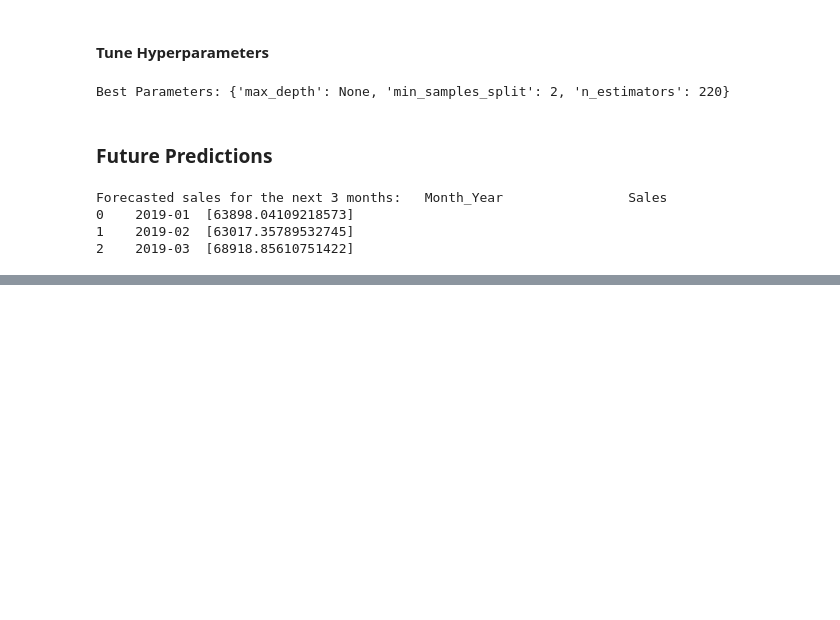
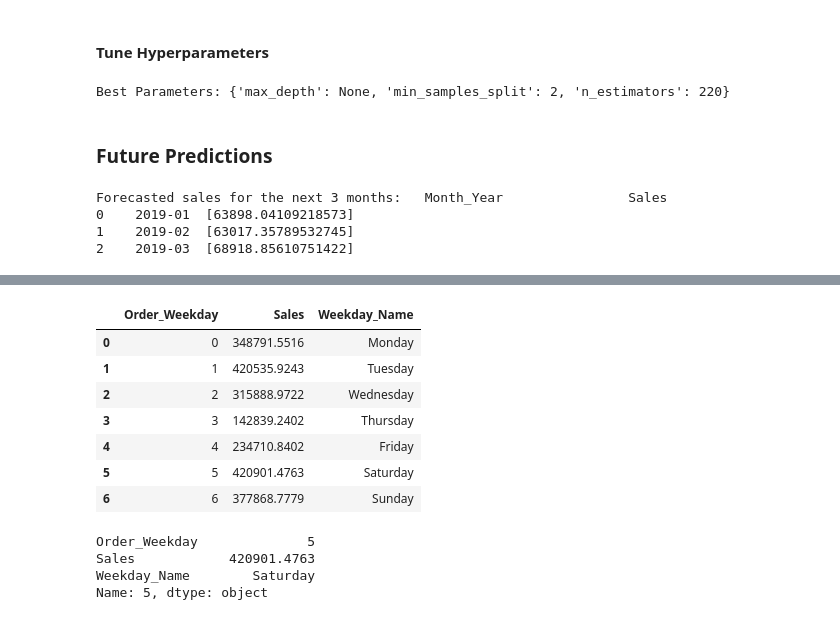
Before and after one commit to paulinassss/SalesForecasting, a Jupyter notebook: dataanalysis.ipynb, the cells around one changed output, grey strips where cells are left out. Saved outputs shown, nothing was run; the diff lists cells and outputs as text; code cells hidden in the pictures; blank space fills up the shorter version.

```diff
--- a/dataanalysis.ipynb
+++ b/dataanalysis.ipynb
@@ -458,0 +597,3 @@ Forecasted sales for the next 3 months:   Month_Year                Sales
+# %%
+weekday_sales = sales.groupby(['Order_Weekday'])['Sales'].sum().reset_index()
+weekday_sales
@@ -458,0 +609,23 @@ Forecasted sales for the next 3 months:   Month_Year                Sales
+# %%
+weekday_sales['Weekday_Name'] = weekday_sales['Order_Weekday'].map({0: 'Monday', 1: 'Tuesday', 2: 'Wednesday',
+                                                              3: 'Thursday', 4: 'Friday', 5: 'Saturday',
+                                                              6: 'Sunday'})
+weekday_sales
+# %% [output]
+|  | Order_Weekday | Sales | Weekday_Name |
+| 0 | 0 | 348791.5516 | Monday |
+| 1 | 1 | 420535.9243 | Tuesday |
+| 2 | 2 | 315888.9722 | Wednesday |
+| 3 | 3 | 142839.2402 | Thursday |
+| 4 | 4 | 234710.8402 | Friday |
+| 5 | 5 | 420901.4763 | Saturday |
+| 6 | 6 | 377868.7779 | Sunday |
+# %%
+weekday_sales = weekday_sales.sort_values(by='Sales', ascending=False)
+most_selling_weekday = weekday_sales.iloc[0]
+most_selling_weekday
+# %% [output]
+Order_Weekday              5
+Sales            420901.4763
+Weekday_Name        Saturday
+Name: 5, dtype: object
```
Also changed, not shown: parts of 16 cells of this notebook, 2 other files.
